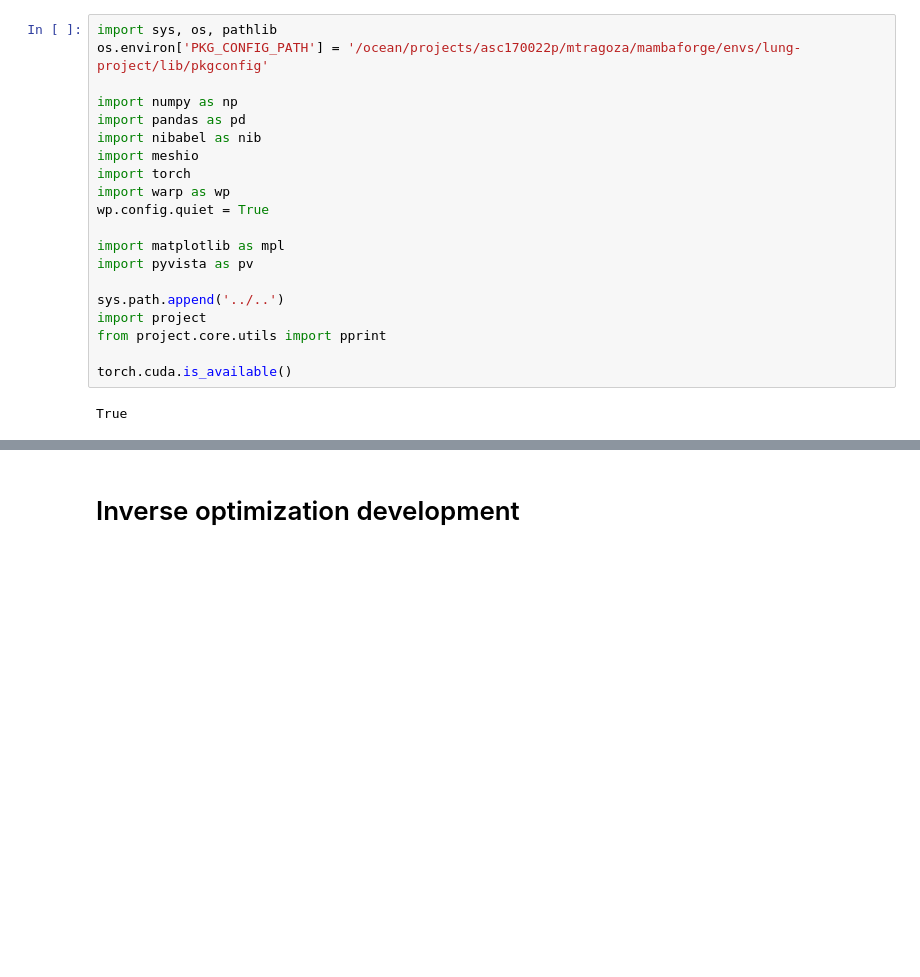
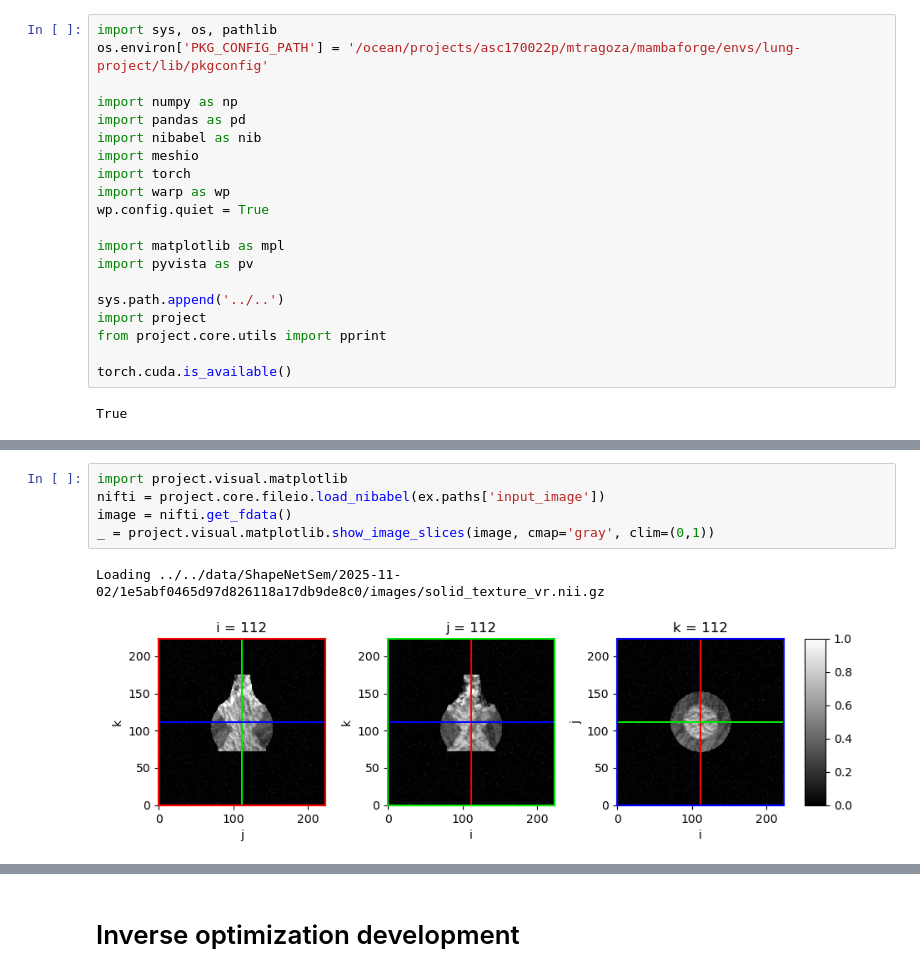
Before and after one commit to mattragoza/lung-project, a Jupyter notebook: notebooks/shapenet/20-optimize-interactive.ipynb, the cells around one changed output, grey strips where cells are left out. Cells and saved outputs as stored; diff of their text form; blank space fills up the shorter version.

```diff
--- a/notebooks/shapenet/20-optimize-interactive.ipynb
+++ b/notebooks/shapenet/20-optimize-interactive.ipynb
@@ -67,0 +92,8 @@ project.preprocessing.api.simulate_displacement_field(
+# %%
+import project.visual.matplotlib
+nifti = project.core.fileio.load_nibabel(ex.paths['input_image'])
+image = nifti.get_fdata()
+_ = project.visual.matplotlib.show_image_slices(image, cmap='gray', clim=(0,1))
+# %% [output]
+Loading ../../data/ShapeNetSem/2025-11-02/1e5abf0465d97d826118a17db9de8c0/images/solid_texture_vr.nii.gz
+[figure, added]
```
Also changed, not shown: parts of 14 cells of this notebook, 16 other files.
